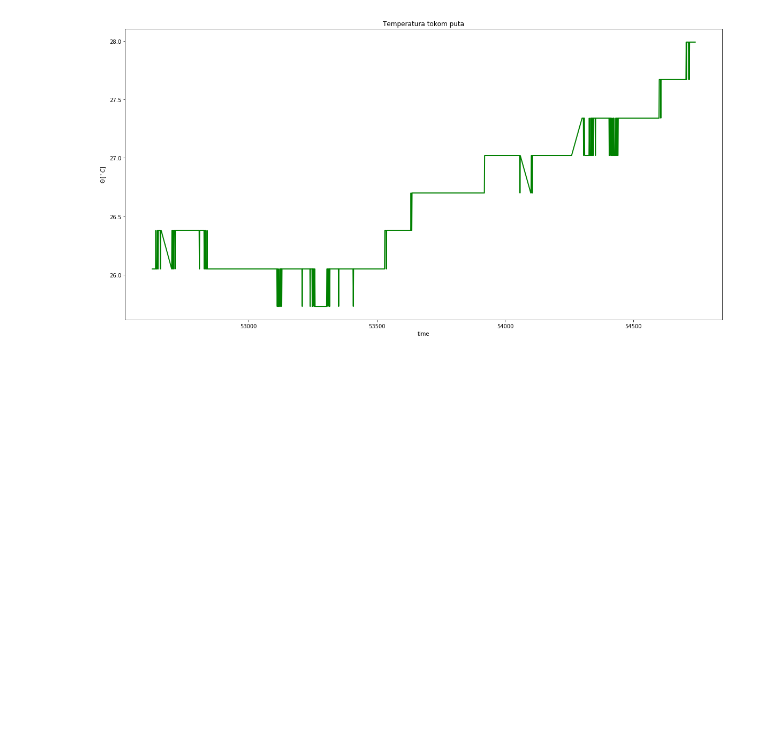
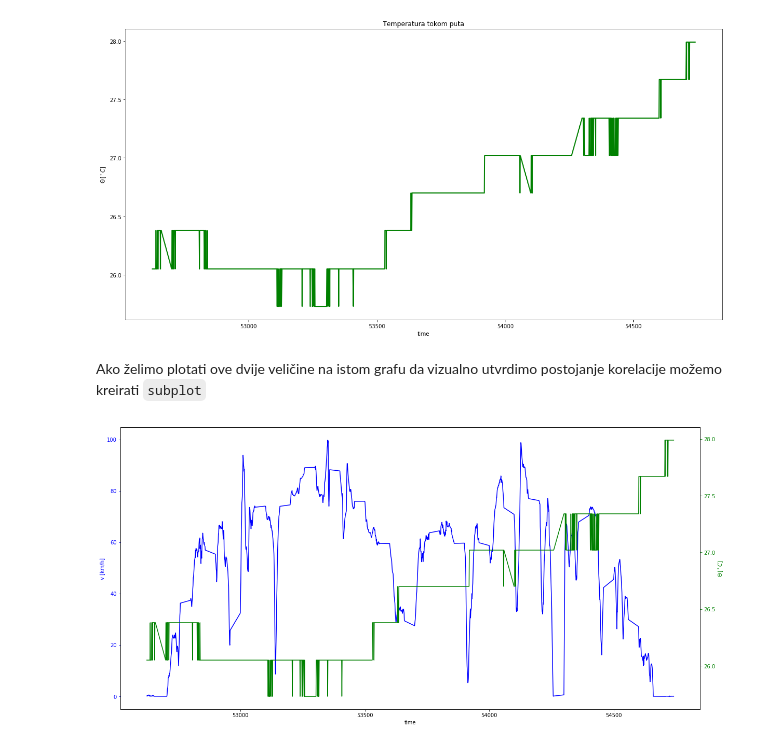
Before and after one commit to KristijanCetina/BachelorThesis, a Jupyter notebook: dataAnalysis/AnalizaKretanjaVozila.ipynb, the cells around one changed output. Cells and saved outputs as stored; diff of their text form; code cells hidden in the pictures; blank space fills up the shorter version.

Commit message:
dodan two scale plot

```diff
--- a/dataAnalysis/AnalizaKretanjaVozila.ipynb
+++ b/dataAnalysis/AnalizaKretanjaVozila.ipynb
@@ -71,3 +71,19 @@ Razlika temperature:  2.259999999999998 °C
 Razlika temperature:  2.26 °C
 Prosječna temperatura:  26.64 °C ±  0.57 °C
 [figure]
+# %% [markdown]
+Ako želimo plotati ove dvije veličine na istom grafu da vizualno utvrdimo postojanje korelacije možemo kreirati `subplot`
+# %%
+fig, ax1 = plt.subplots()
+
+ax1.plot(data['Time'],data['Speed']*1.852, 'b-')
+ax1.set_xlabel('time')
+ax1.set_ylabel('v [km/h]', color='b')
+ax1.tick_params('y', colors='b')
+
+ax2 = ax1.twinx()
+ax2.plot(data['Time'],data['Temperature'], 'g')
+ax2.set_ylabel('$\Theta \, [^\circ C]$', color='g')
+ax2.tick_params('y', colors='g')
+# %% [output]
+[figure, added]
```
Also changed, not shown: parts of 1 cell of this notebook, 1 other file.
